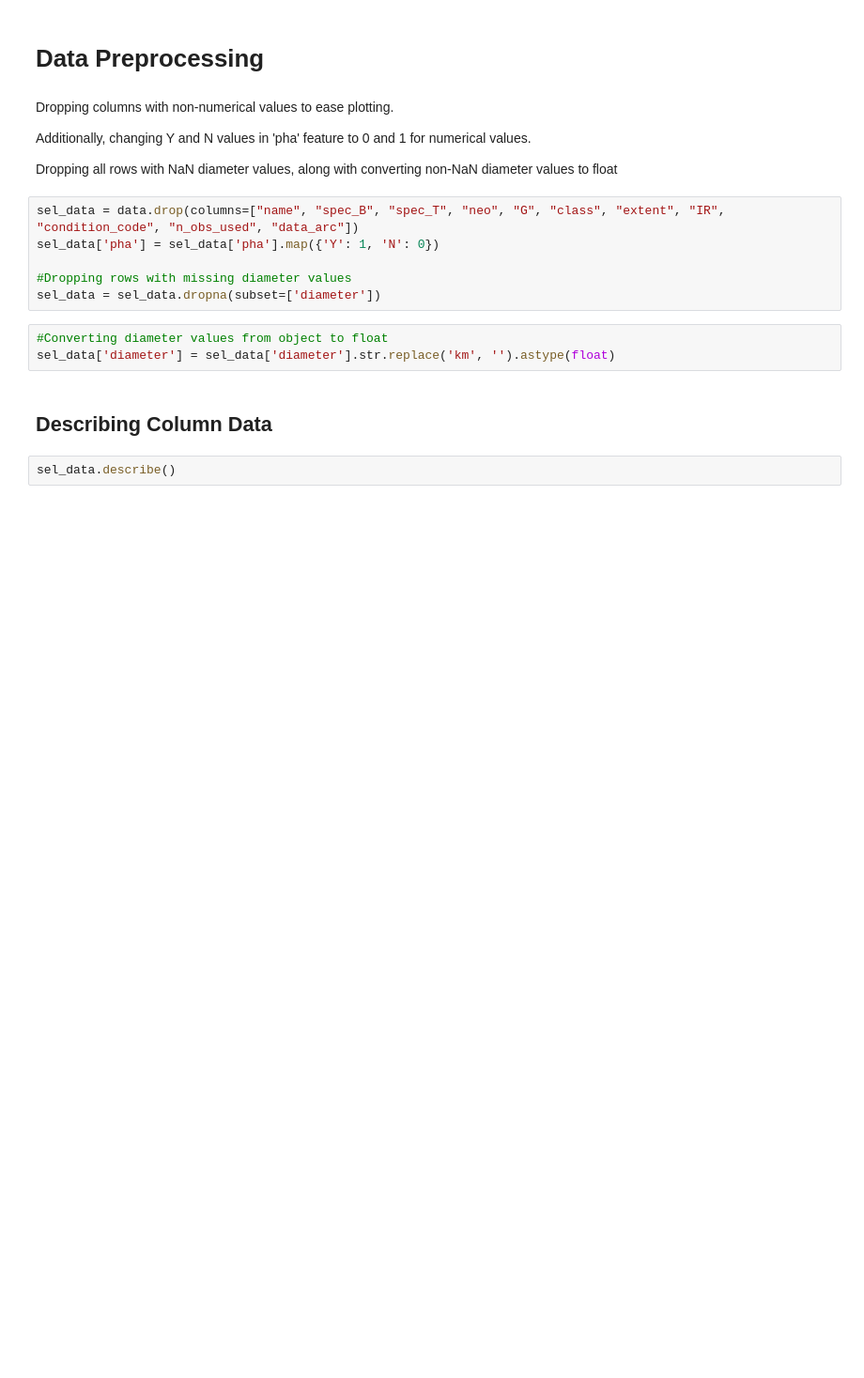
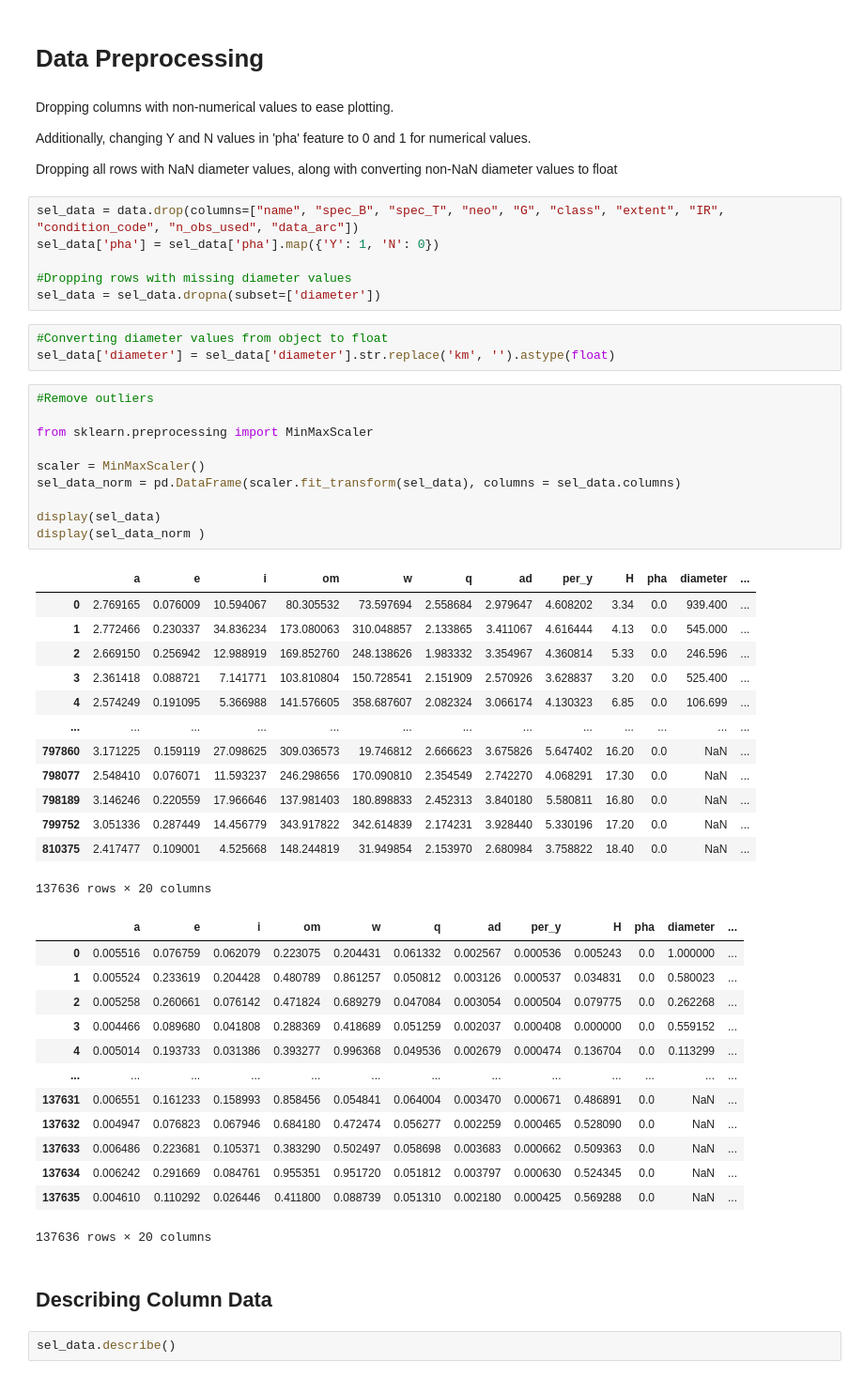
Before and after one commit to harshilxd/Asteroid-Feature-Prediction, a Jupyter notebook: source/Exploring_Asteroid_Dataset.ipynb, the cells around one changed output. Shown at 94% size. Drawn from its saved outputs; the diff is of its cells as text; blank space fills up the shorter version.

```diff
--- a/source/Exploring_Asteroid_Dataset.ipynb
+++ b/source/Exploring_Asteroid_Dataset.ipynb
@@ -201,6 +201,43 @@ sel_data = sel_data.dropna(subset=['diameter'])
 # %%
 #Converting diameter values from object to float
 sel_data['diameter'] = sel_data['diameter'].str.replace('km', '').astype(float)
+# %%
+#Remove outliers
+
+from sklearn.preprocessing import MinMaxScaler
+
+scaler = MinMaxScaler()
+sel_data_norm = pd.DataFrame(scaler.fit_transform(sel_data), columns = sel_data.columns)
+
+display(sel_data)
+display(sel_data_norm )
+# %% [output]
+|  | a | e | i | om | w | q | ad | per_y | H | pha | diameter | ... |
+| 0 | 2.769165 | 0.076009 | 10.594067 | 80.305532 | 73.597694 | 2.558684 | 2.979647 | 4.608202 | 3.34 | 0.0 | 939.400 | ... |
+| 1 | 2.772466 | 0.230337 | 34.836234 | 173.080063 | 310.048857 | 2.133865 | 3.411067 | 4.616444 | 4.13 | 0.0 | 545.000 | ... |
+| 2 | 2.669150 | 0.256942 | 12.988919 | 169.852760 | 248.138626 | 1.983332 | 3.354967 | 4.360814 | 5.33 | 0.0 | 246.596 | ... |
+| 3 | 2.361418 | 0.088721 | 7.141771 | 103.810804 | 150.728541 | 2.151909 | 2.570926 | 3.628837 | 3.20 | 0.0 | 525.400 | ... |
+| 4 | 2.574249 | 0.191095 | 5.366988 | 141.576605 | 358.687607 | 2.082324 | 3.066174 | 4.130323 | 6.85 | 0.0 | 106.699 | ... |
+| ... | ... | ... | ... | ... | ... | ... | ... | ... | ... | ... | ... | ... |
+| 797860 | 3.171225 | 0.159119 | 27.098625 | 309.036573 | 19.746812 | 2.666623 | 3.675826 | 5.647402 | 16.20 | 0.0 | NaN | ... |
+| 798077 | 2.548410 | 0.076071 | 11.593237 | 246.298656 | 170.090810 | 2.354549 | 2.742270 | 4.068291 | 17.30 | 0.0 | NaN | ... |
+| 798189 | 3.146246 | 0.220559 | 17.966646 | 137.981403 | 180.898833 | 2.452313 | 3.840180 | 5.580811 | 16.80 | 0.0 | NaN | ... |
+| 799752 | 3.051336 | 0.287449 | 14.456779 | 343.917822 | 342.614839 | 2.174231 | 3.928440 | 5.330196 | 17.20 | 0.0 | NaN | ... |
+| 810375 | 2.417477 | 0.109001 | 4.525668 | 148.244819 | 31.949854 | 2.153970 | 2.680984 | 3.758822 | 18.40 | 0.0 | NaN | ... |
+137636 rows × 20 columns
+|  | a | e | i | om | w | q | ad | per_y | H | pha | diameter | ... |
+| 0 | 0.005516 | 0.076759 | 0.062079 | 0.223075 | 0.204431 | 0.061332 | 0.002567 | 0.000536 | 0.005243 | 0.0 | 1.000000 | ... |
+| 1 | 0.005524 | 0.233619 | 0.204428 | 0.480789 | 0.861257 | 0.050812 | 0.003126 | 0.000537 | 0.034831 | 0.0 | 0.580023 | ... |
+| 2 | 0.005258 | 0.260661 | 0.076142 | 0.471824 | 0.689279 | 0.047084 | 0.003054 | 0.000504 | 0.079775 | 0.0 | 0.262268 | ... |
+| 3 | 0.004466 | 0.089680 | 0.041808 | 0.288369 | 0.418689 | 0.051259 | 0.002037 | 0.000408 | 0.000000 | 0.0 | 0.559152 | ... |
+| 4 | 0.005014 | 0.193733 | 0.031386 | 0.393277 | 0.996368 | 0.049536 | 0.002679 | 0.000474 | 0.136704 | 0.0 | 0.113299 | ... |
+| ... | ... | ... | ... | ... | ... | ... | ... | ... | ... | ... | ... | ... |
+| 137631 | 0.006551 | 0.161233 | 0.158993 | 0.858456 | 0.054841 | 0.064004 | 0.003470 | 0.000671 | 0.486891 | 0.0 | NaN | ... |
+| 137632 | 0.004947 | 0.076823 | 0.067946 | 0.684180 | 0.472474 | 0.056277 | 0.002259 | 0.000465 | 0.528090 | 0.0 | NaN | ... |
+| 137633 | 0.006486 | 0.223681 | 0.105371 | 0.383290 | 0.502497 | 0.058698 | 0.003683 | 0.000662 | 0.509363 | 0.0 | NaN | ... |
+| 137634 | 0.006242 | 0.291669 | 0.084761 | 0.955351 | 0.951720 | 0.051812 | 0.003797 | 0.000630 | 0.524345 | 0.0 | NaN | ... |
+| 137635 | 0.004610 | 0.110292 | 0.026446 | 0.411800 | 0.088739 | 0.051310 | 0.002180 | 0.000425 | 0.569288 | 0.0 | NaN | ... |
+137636 rows × 20 columns
 # %% [markdown]
 ## Describing Column Data
 # %%
```
Also changed, not shown: parts of 11 cells of this notebook.
